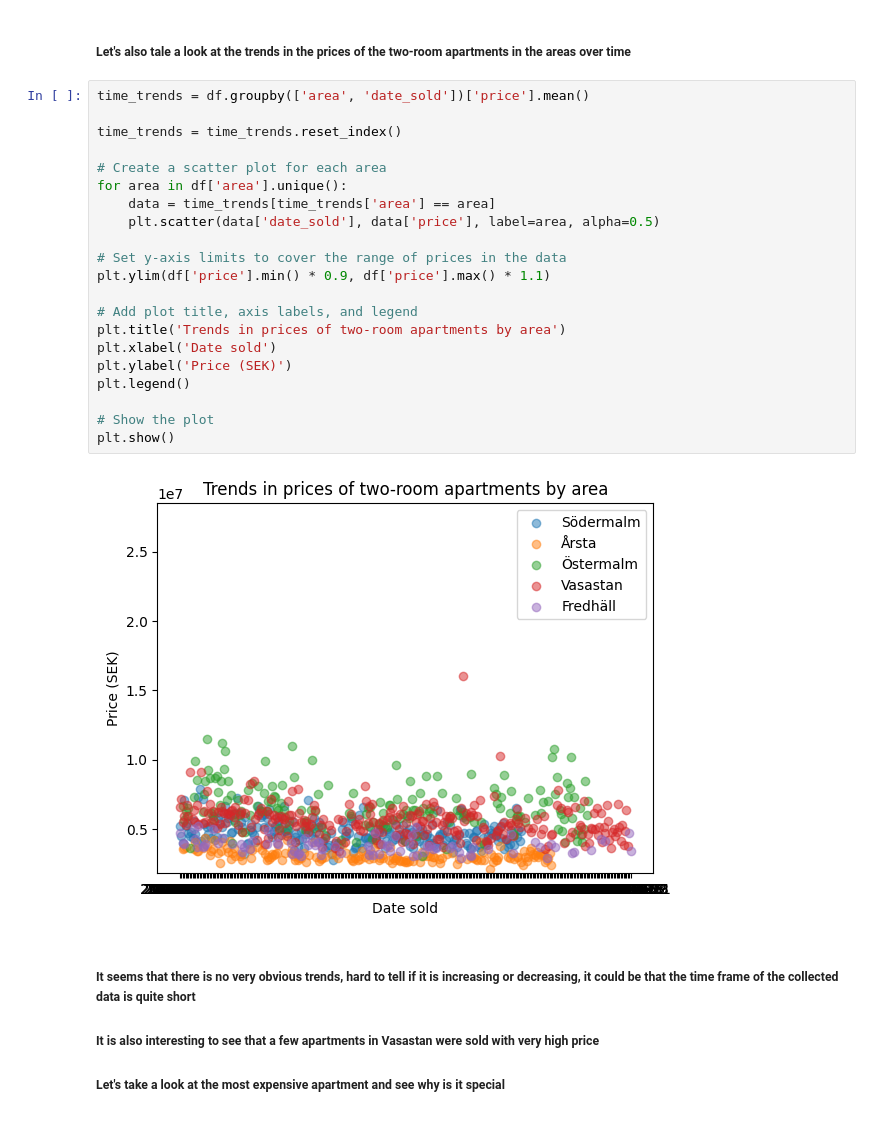
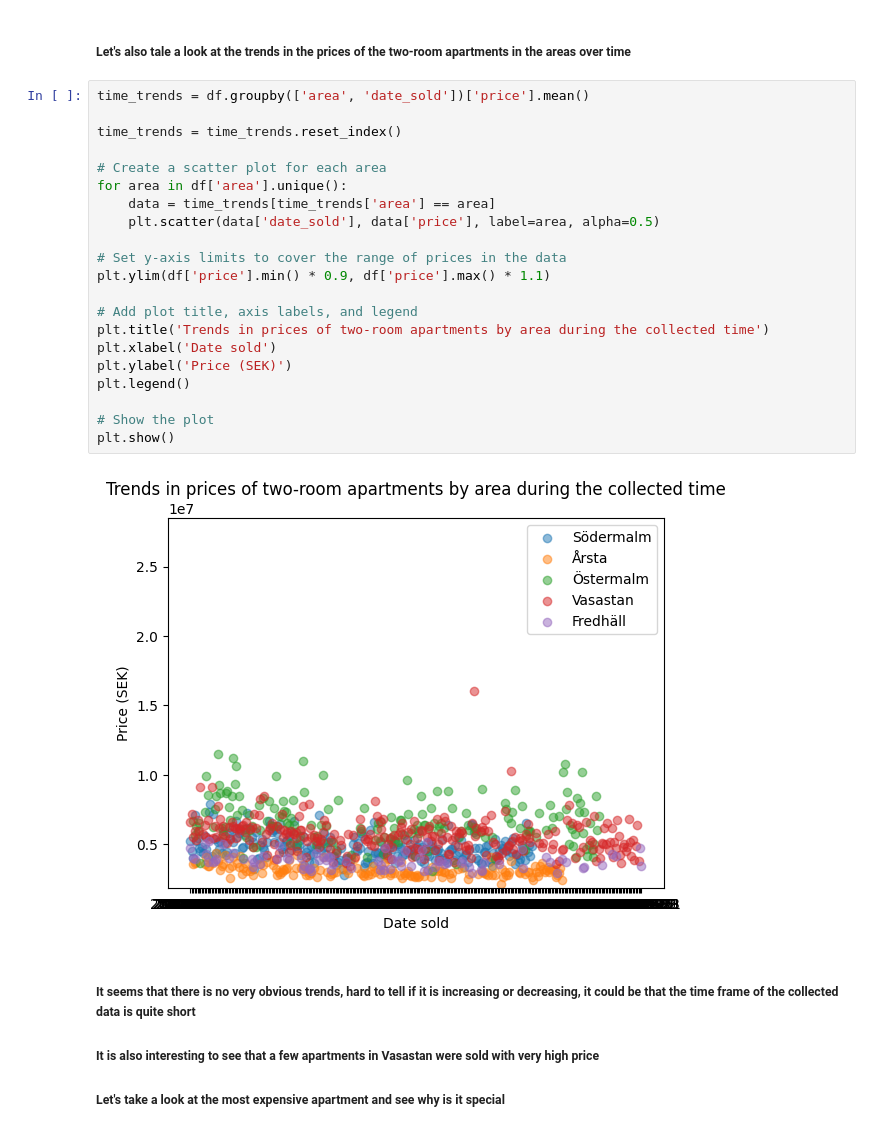
Before and after one commit to QianDing777/stockholm-2room-apartments, a Jupyter notebook: analysis.ipynb, the cells around one changed output. Drawn from its saved outputs; the diff is of its cells as text.

```diff
--- a/analysis.ipynb
+++ b/analysis.ipynb
@@ -88,26 +88,26 @@ Name: years_to_save, dtype: float64
 # %%
 time_trends = df.groupby(['area', 'date_sold'])['price'].mean()
 
 time_trends = time_trends.reset_index()
 
 # Create a scatter plot for each area
 for area in df['area'].unique():
     data = time_trends[time_trends['area'] == area]
     plt.scatter(data['date_sold'], data['price'], label=area, alpha=0.5)
 
 # Set y-axis limits to cover the range of prices in the data
 plt.ylim(df['price'].min() * 0.9, df['price'].max() * 1.1)
 
 # Add plot title, axis labels, and legend
-plt.title('Trends in prices of two-room apartments by area')
+plt.title('Trends in prices of two-room apartments by area during the collected time')
 plt.xlabel('Date sold')
 plt.ylabel('Price (SEK)')
 plt.legend()
 
 # Show the plot
 plt.show()
 # %% [output]
-[figure, old version]
+[figure, new version]
 # %% [markdown]
 ##### It seems that there is no very obvious trends, hard to tell if it is increasing or decreasing, it could be that the time frame of the collected data is quite short
 ##### It is also interesting to see that a few apartments in Vasastan were sold with very high price
```
Also changed, not shown: parts of 5 cells of this notebook, 2 other files.
